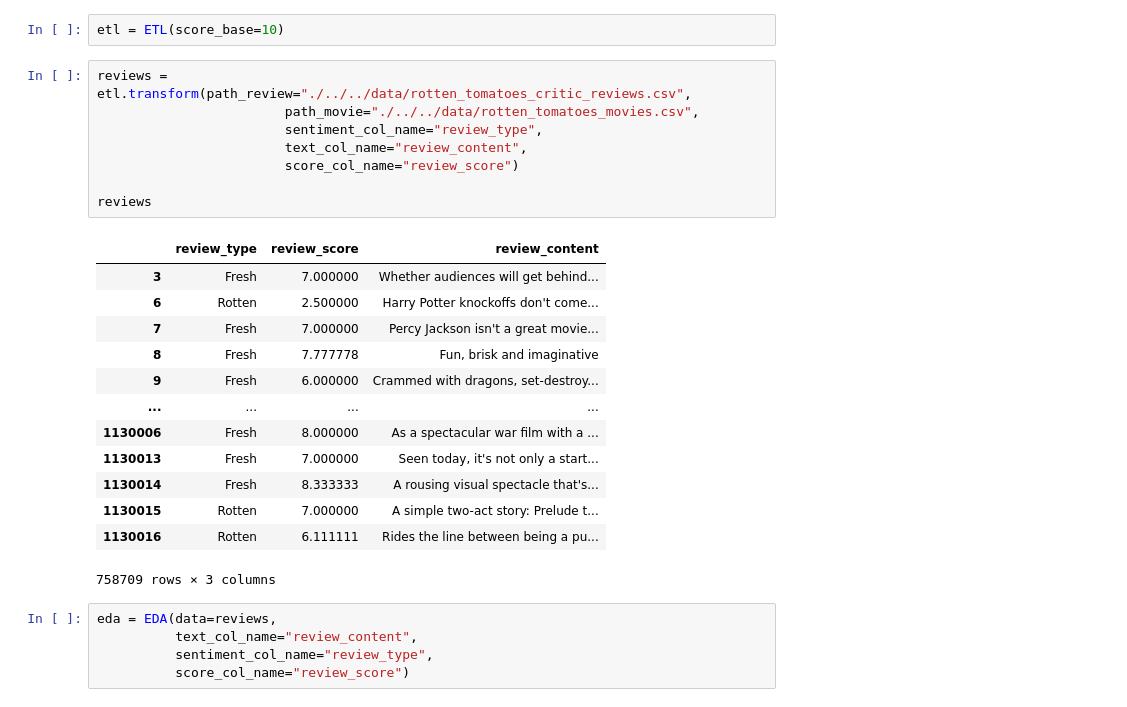
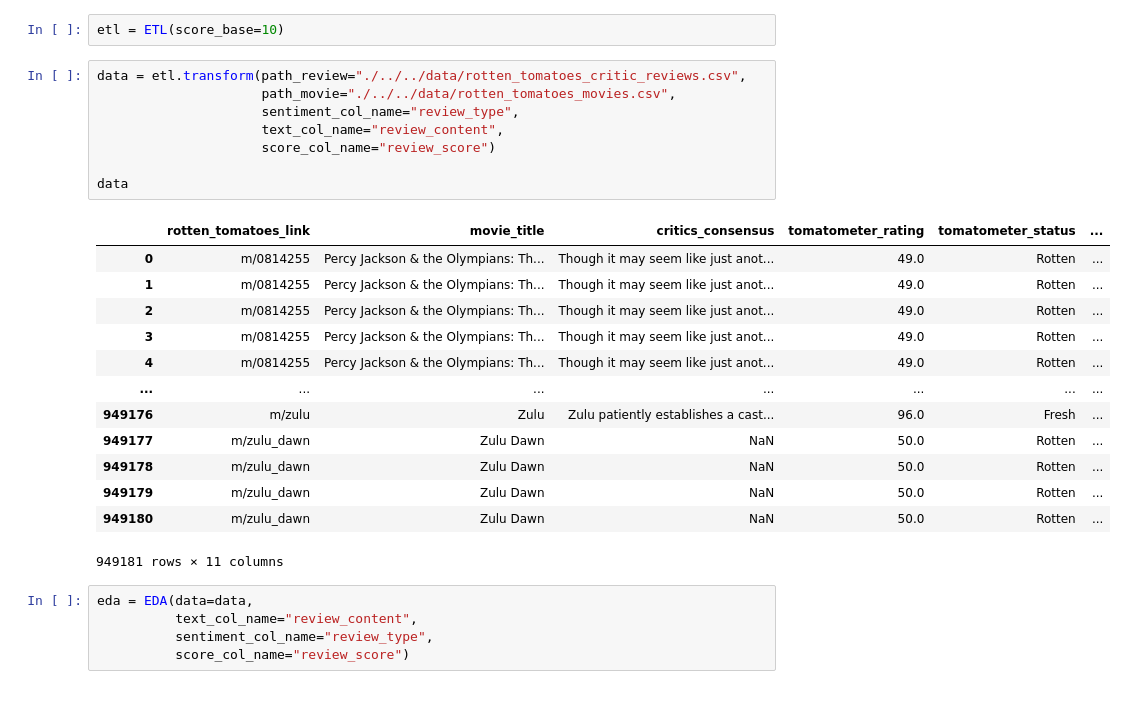
Before and after one commit to MMovasaghi/SentiMovie, a Jupyter notebook: code/data_preprocessing/preprocessing.ipynb, the cells around one changed output. Saved outputs shown, nothing was run; the diff lists cells and outputs as text.

```diff
--- a/code/data_preprocessing/preprocessing.ipynb
+++ b/code/data_preprocessing/preprocessing.ipynb
@@ -175,29 +205,29 @@ class EDA:
 # %%
 etl = ETL(score_base=10)
 # %%
-reviews = etl.transform(path_review="./../../data/rotten_tomatoes_critic_reviews.csv",
-                        path_movie="./../../data/rotten_tomatoes_movies.csv",
-                        sentiment_col_name="review_type",
-                        text_col_name="review_content",
-                        score_col_name="review_score")
+data = etl.transform(path_review="./../../data/rotten_tomatoes_critic_reviews.csv",
+                     path_movie="./../../data/rotten_tomatoes_movies.csv",
+                     sentiment_col_name="review_type",
+                     text_col_name="review_content",
+                     score_col_name="review_score")
 
-reviews
+data
 # %% [output]
-|  | review_type | review_score | review_content |
-| 3 | Fresh | 7.000000 | Whether audiences will get behind... |
-| 6 | Rotten | 2.500000 | Harry Potter knockoffs don't come... |
-| 7 | Fresh | 7.000000 | Percy Jackson isn't a great movie... |
-| 8 | Fresh | 7.777778 | Fun, brisk and imaginative |
-| 9 | Fresh | 6.000000 | Crammed with dragons, set-destroy... |
-| ... | ... | ... | ... |
-| 1130006 | Fresh | 8.000000 | As a spectacular war film with a ... |
-| 1130013 | Fresh | 7.000000 | Seen today, it's not only a start... |
-| 1130014 | Fresh | 8.333333 | A rousing visual spectacle that's... |
-| 1130015 | Rotten | 7.000000 | A simple two-act story: Prelude t... |
-| 1130016 | Rotten | 6.111111 | Rides the line between being a pu... |
+|  | rotten_tomatoes_link | movie_title | critics_consensus | tomatometer_rating | tomatometer_status | ... |
+| 0 | m/0814255 | Percy Jackson & the Olympians: Th... | Though it may seem like just anot... | 49.0 | Rotten | ... |
+| 1 | m/0814255 | Percy Jackson & the Olympians: Th... | Though it may seem like just anot... | 49.0 | Rotten | ... |
+| 2 | m/0814255 | Percy Jackson & the Olympians: Th... | Though it may seem like just anot... | 49.0 | Rotten | ... |
+| 3 | m/0814255 | Percy Jackson & the Olympians: Th... | Though it may seem like just anot... | 49.0 | Rotten | ... |
+| 4 | m/0814255 | Percy Jackson & the Olympians: Th... | Though it may seem like just anot... | 49.0 | Rotten | ... |
+| ... | ... | ... | ... | ... | ... | ... |
+| 949176 | m/zulu | Zulu | Zulu patiently establishes a cast... | 96.0 | Fresh | ... |
+| 949177 | m/zulu_dawn | Zulu Dawn | NaN | 50.0 | Rotten | ... |
+| 949178 | m/zulu_dawn | Zulu Dawn | NaN | 50.0 | Rotten | ... |
+| 949179 | m/zulu_dawn | Zulu Dawn | NaN | 50.0 | Rotten | ... |
+| 949180 | m/zulu_dawn | Zulu Dawn | NaN | 50.0 | Rotten | ... |
-758709 rows × 3 columns
+949181 rows × 11 columns
 # %%
-eda = EDA(data=reviews,
+eda = EDA(data=data,
           text_col_name="review_content",
           sentiment_col_name="review_type",
           score_col_name="review_score")
```
Also changed, not shown: parts of 10 cells of this notebook, 1 other file.
